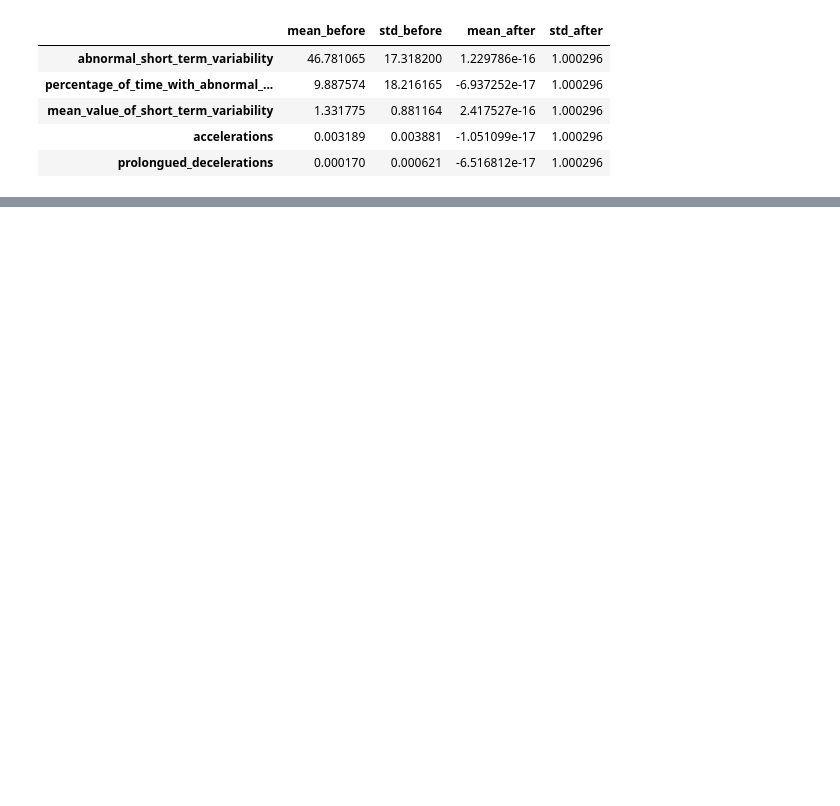
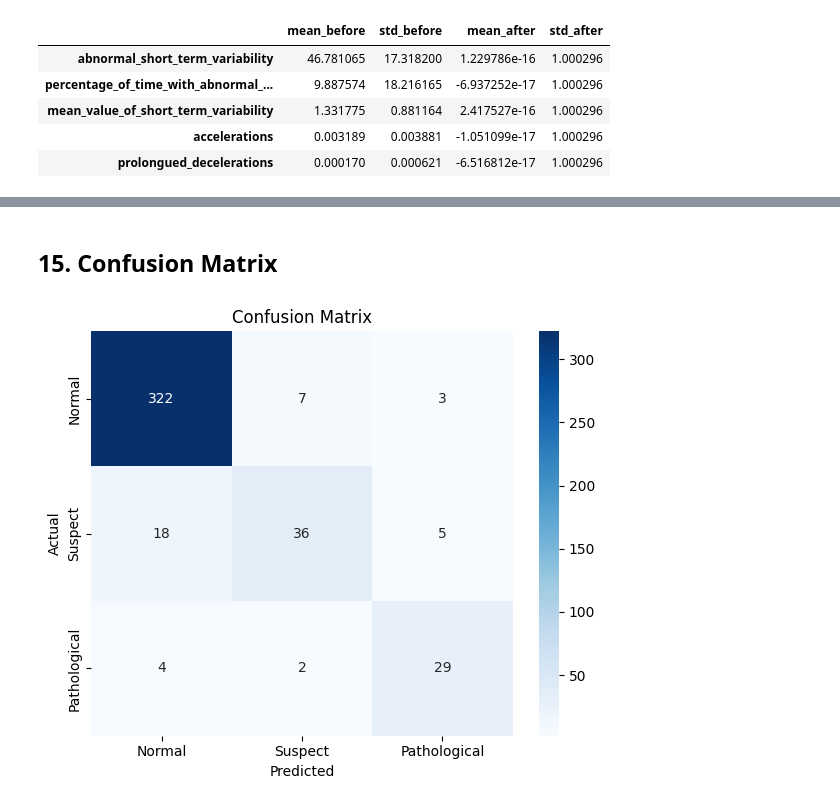
Before and after one commit to iluizacosta/mlp-advanced-ai-topics, a Jupyter notebook: fetal_health_notebook.ipynb, the cells around one changed output, grey strips where cells are left out. Cells and saved outputs as stored; diff of their text form; code cells hidden in the pictures; blank space fills up the shorter version.

Commit message:
Feat: Adding MLP Class, Model Training, and Model Evaluation

```diff
--- a/fetal_health_notebook.ipynb
+++ b/fetal_health_notebook.ipynb
@@ -1129,10 +1140,10 @@ def prepare_dataloaders(train_df, test_df, target_col, batch_size=32):
     # 1. Separate features and target
     # ======================
     X_train = train_df.drop(columns=[target_col])
-    y_train = train_df[target_col].values.astype(np.int64)
+    y_train = train_df[target_col].values.astype(np.int64) - 1
 
     X_test = test_df.drop(columns=[target_col])
-    y_test = test_df[target_col].values.astype(np.int64)
+    y_test = test_df[target_col].values.astype(np.int64) - 1
 
     # ======================
     # 2. Standardization
@@ -1217,0 +1526,32 @@ comparison.head()
+# %% [markdown]
+## 15. Confusion Matrix
+# %%
+from sklearn.metrics import confusion_matrix
+import matplotlib.pyplot as plt
+import seaborn as sns
+
+# Confusion Matrix
+cm = confusion_matrix(y_true, y_pred)
+
+plt.figure(figsize=(6, 5))
+sns.heatmap(
+    cm,
+    annot=True,
+    fmt="d",
+    cmap="Blues",
+    xticklabels=["Normal", "Suspect", "Pathological"],
+    yticklabels=["Normal", "Suspect", "Pathological"]
+)
+
+plt.xlabel("Predicted")
+plt.ylabel("Actual")
+plt.title("Confusion Matrix")
+
+plt.tight_layout()
+
+# Saves file
+plt.savefig("reports/figures/confusion_matrix.png", dpi=300)
+
+plt.show()
+# %% [output]
+[figure, added]
```
Also changed, not shown: parts of 17 cells of this notebook.
